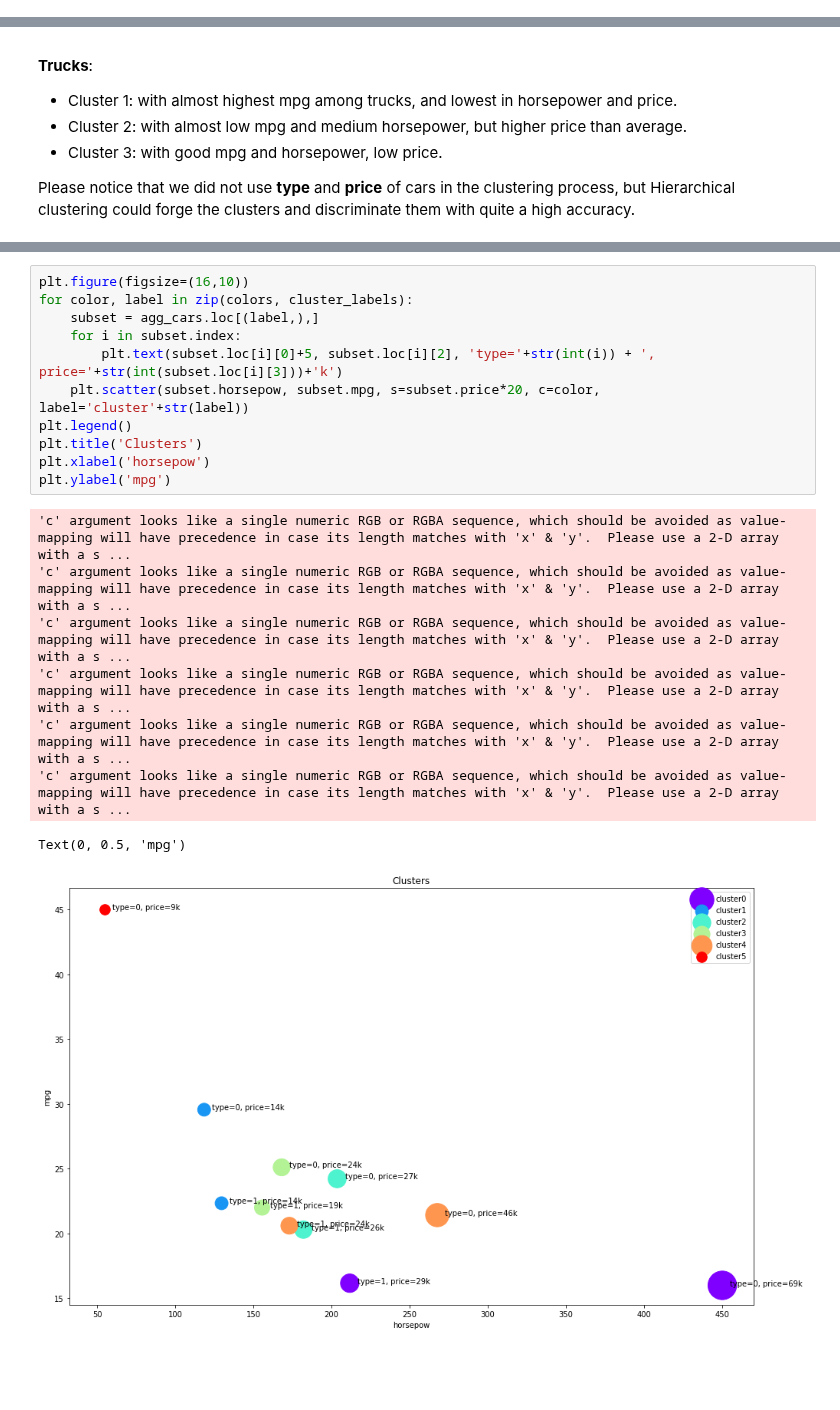
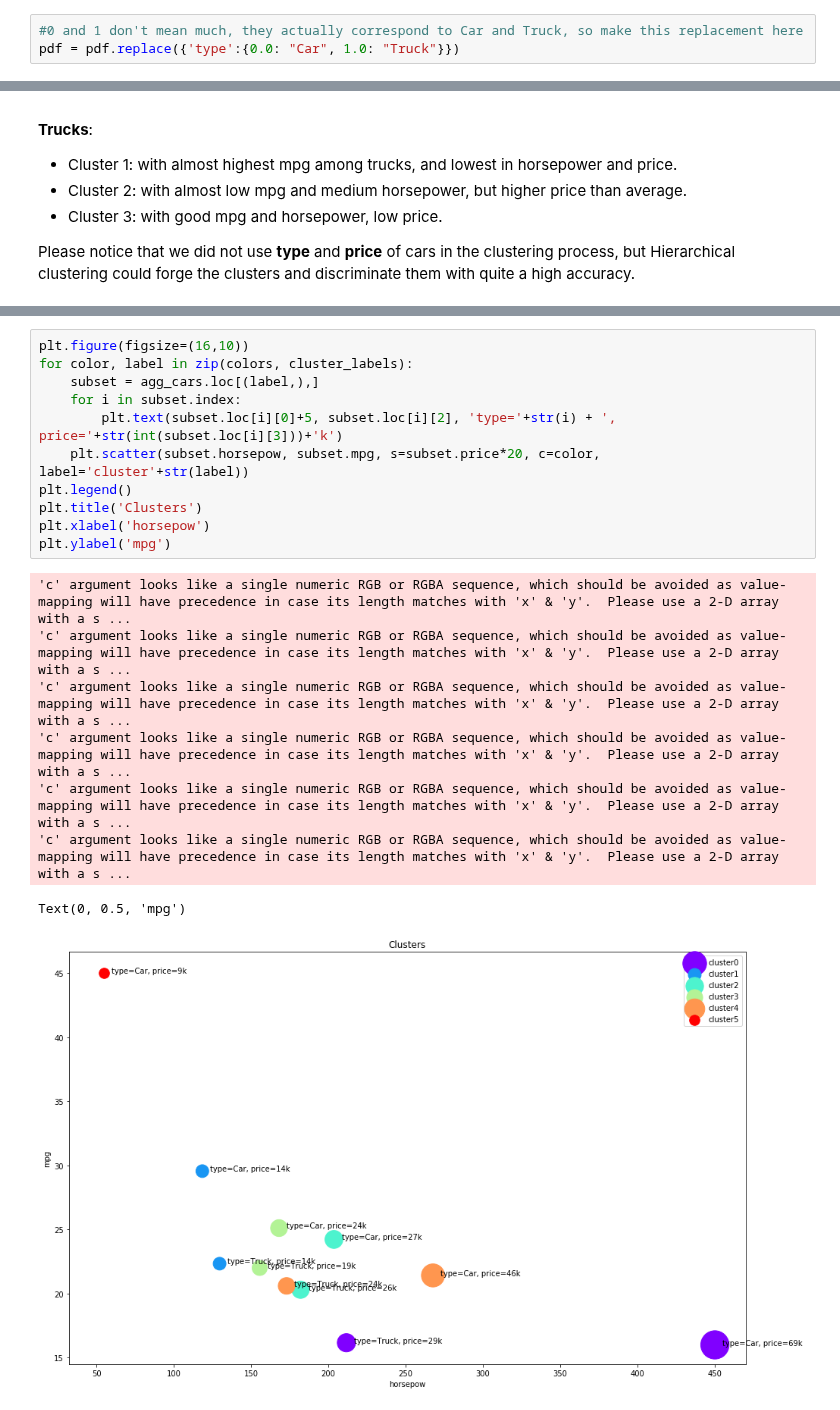
Before and after one commit to DanielBarnes18/IBM-Data-Science-Professional-Certificate, a Jupyter notebook: 09. Machine Learning with Python/04. Clustering/02. Agglomerative Clustering.ipynb, the cells around one changed output, grey strips where cells are left out. Saved outputs shown, nothing was run; the diff lists cells and outputs as text; blank space fills up the shorter version.

```diff
--- a/09. Machine Learning with Python/04. Clustering/02. Agglomerative Clustering.ipynb
+++ b/09. Machine Learning with Python/04. Clustering/02. Agglomerative Clustering.ipynb
@@ -405,6 +405,9 @@ pdf.head()
 | 2 | Acura | RL | 8.588 | 29.725 | 0.0 | 42.00 | 3.5 | 210.0 | 114.6 | 71.4 | 196.6 | ... |
 | 3 | Audi | A4 | 20.397 | 22.255 | 0.0 | 23.99 | 1.8 | 150.0 | 102.6 | 68.2 | 178.0 | ... |
 | 4 | Audi | A6 | 18.780 | 23.555 | 0.0 | 33.95 | 2.8 | 200.0 | 108.7 | 76.1 | 192.0 | ... |
+# %%
+#0 and 1 don't mean much, they actually correspond to Car and Truck, so make this replacement here
+pdf = pdf.replace({'type':{0.0: "Car", 1.0: "Truck"}})
 # %%
 import matplotlib.cm as cm
 n_clusters = max(agglom.labels_)+1
@@ -491,20 +510,20 @@ Please notice that we did not use **type**  and **price** of cars in the cluster
 # %%
 plt.figure(figsize=(16,10))
 for color, label in zip(colors, cluster_labels):
     subset = agg_cars.loc[(label,),]
     for i in subset.index:
-        plt.text(subset.loc[i][0]+5, subset.loc[i][2], 'type='+str(int(i)) + ', price='+str(int(subset.loc[i][3]))+'k')
+        plt.text(subset.loc[i][0]+5, subset.loc[i][2], 'type='+str(i) + ', price='+str(int(subset.loc[i][3]))+'k')
     plt.scatter(subset.horsepow, subset.mpg, s=subset.price*20, c=color, label='cluster'+str(label))
 plt.legend()
 plt.title('Clusters')
 plt.xlabel('horsepow')
 plt.ylabel('mpg')
 # %% [output]
 'c' argument looks like a single numeric RGB or RGBA sequence, which should be avoided as value-mapping will have precedence in case its length matches with 'x' & 'y'.  Please use a 2-D array with a s ...
 'c' argument looks like a single numeric RGB or RGBA sequence, which should be avoided as value-mapping will have precedence in case its length matches with 'x' & 'y'.  Please use a 2-D array with a s ...
 'c' argument looks like a single numeric RGB or RGBA sequence, which should be avoided as value-mapping will have precedence in case its length matches with 'x' & 'y'.  Please use a 2-D array with a s ...
 'c' argument looks like a single numeric RGB or RGBA sequence, which should be avoided as value-mapping will have precedence in case its length matches with 'x' & 'y'.  Please use a 2-D array with a s ...
 'c' argument looks like a single numeric RGB or RGBA sequence, which should be avoided as value-mapping will have precedence in case its length matches with 'x' & 'y'.  Please use a 2-D array with a s ...
 'c' argument looks like a single numeric RGB or RGBA sequence, which should be avoided as value-mapping will have precedence in case its length matches with 'x' & 'y'.  Please use a 2-D array with a s ...
 Text(0, 0.5, 'mpg')
-[figure, old version]
+[figure, new version]
```
Also changed, not shown: parts of 4 cells of this notebook.
